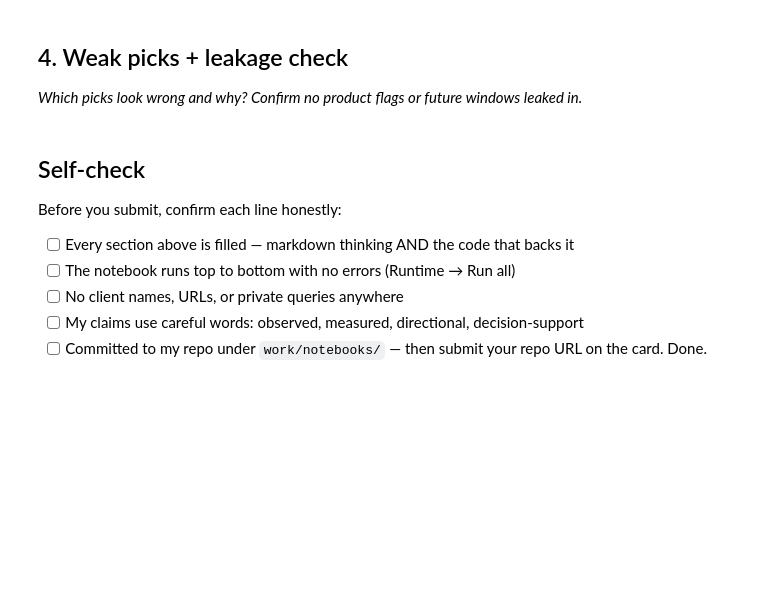
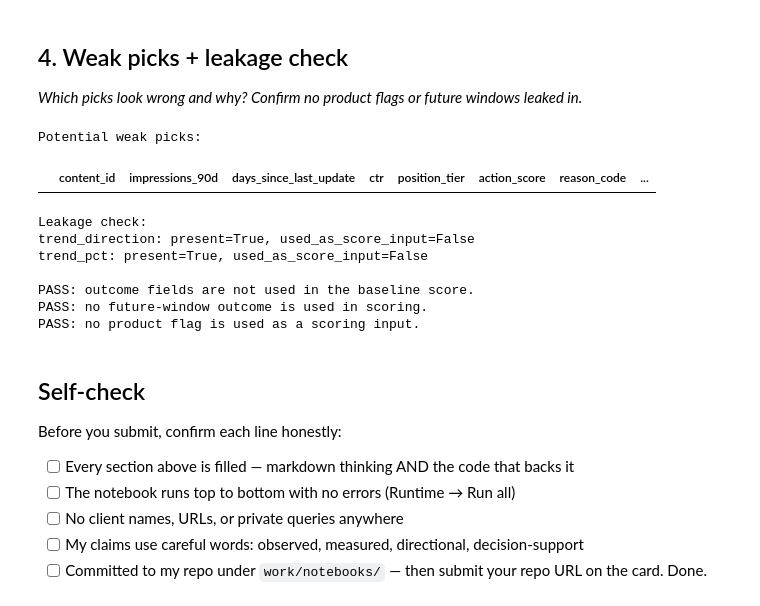
Before and after one commit to PaNavar369/Internship, a Jupyter notebook: work/notebooks/w04_baseline_score.ipynb, the cells around one changed output. Saved outputs shown, nothing was run; the diff lists cells and outputs as text; code cells hidden in the pictures; blank space fills up the shorter version.

```diff
--- a/work/notebooks/w04_baseline_score.ipynb
+++ b/work/notebooks/w04_baseline_score.ipynb
@@ -34,6 +245,74 @@ This skeleton is yours to fill. Work the sections **in order** — each one has
 # %%
 # This cell is for CODE (numbers, a query, a check).
 # Write your text answer in the cell ABOVE this one — typing sentences here breaks Run All.
+# %%
+# --------------------------------
+# Weak picks
+# --------------------------------
+
+weak_picks = ranked[
+    (ranked["action_score"] >= 60) &
+    (ranked["impressions_90d"] < 100)
+].head(10)
+
+print("Potential weak picks:")
+display(
+    weak_picks[
+        [
+            "content_id",
+            "impressions_90d",
+            "days_since_last_update",
+            "ctr",
+            "position_tier",
+            "action_score",
+            "reason_code",
+            "action"
+        ]
+    ]
+)
+
+
+# --------------------------------
+# Leakage check
+# --------------------------------
+
+score_inputs = [
+    "days_since_last_update",
+    "ctr",
+    "position_tier",
+    "impressions_90d"
+]
+
+forbidden_outcome_fields = [
+    "trend_direction",
+    "trend_pct"
+]
+
+print("\nLeakage check:")
+
+for field in forbidden_outcome_fields:
+    print(
+        f"{field}: "
+        f"present={field in df.columns}, "
+        f"used_as_score_input={field in score_inputs}"
+    )
+
+assert "trend_direction" not in score_inputs
+assert "trend_pct" not in score_inputs
+
+print("\nPASS: outcome fields are not used in the baseline score.")
+print("PASS: no future-window outcome is used in scoring.")
+print("PASS: no product flag is used as a scoring input.")
+# %% [output]
+Potential weak picks:
+|  | content_id | impressions_90d | days_since_last_update | ctr | position_tier | action_score | reason_code | ... |
+Leakage check:
+trend_direction: present=True, used_as_score_input=False
+trend_pct: present=True, used_as_score_input=False
+
+PASS: outcome fields are not used in the baseline score.
+PASS: no future-window outcome is used in scoring.
+PASS: no product flag is used as a scoring input.
 # %% [markdown]
 ## Self-check
 
```
Also changed, not shown: parts of 3 cells of this notebook.
